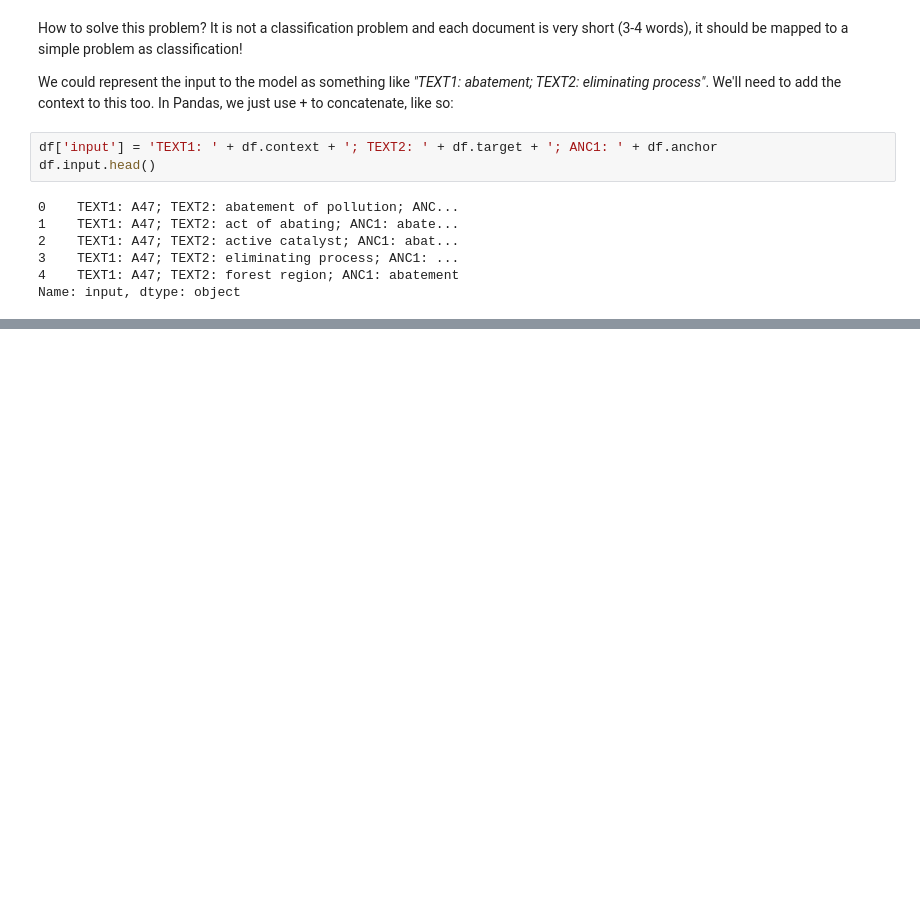
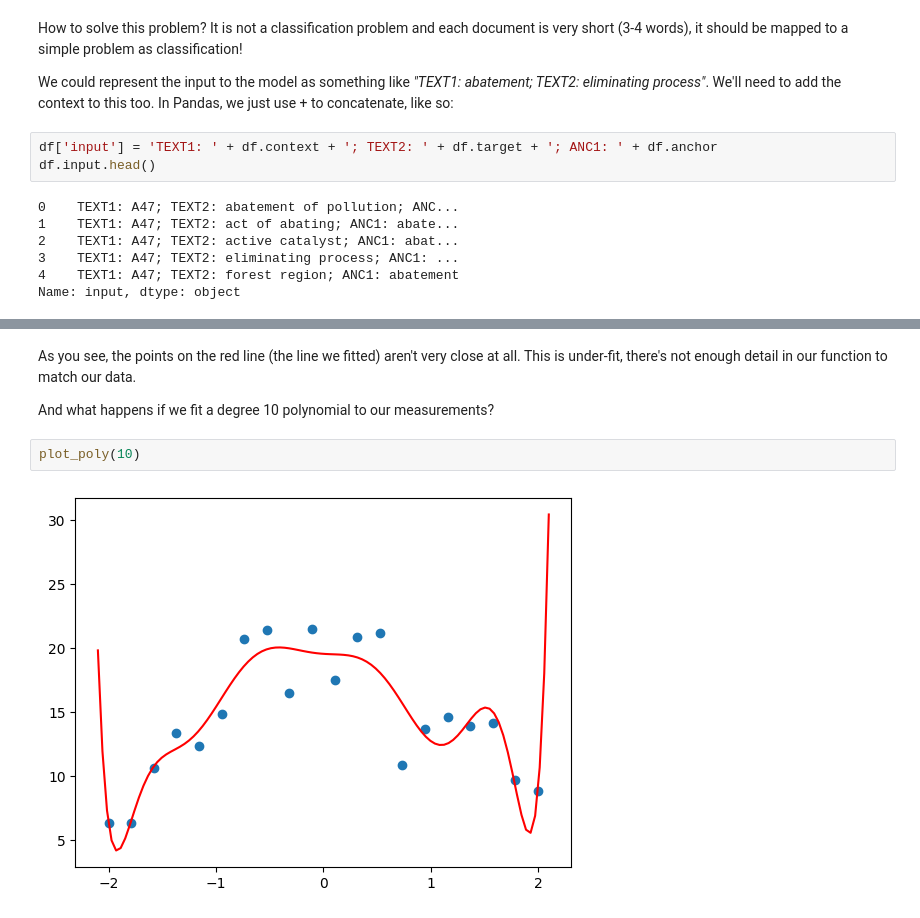
Before and after one commit to conti748/fastbook, a Jupyter notebook: 04_natural_language/lesson.ipynb, the cells around one changed output, grey strips where cells are left out. Drawn from its saved outputs; the diff is of its cells as text; blank space fills up the shorter version.

```diff
--- a/04_natural_language/lesson.ipynb
+++ b/04_natural_language/lesson.ipynb
@@ -148,0 +350,8 @@ Name: input, dtype: object
+# %% [markdown]
+As you see, the points on the red line (the line we fitted) aren't very close at all. This is under-fit, there's not enough detail in our function to match our data.
+
+And what happens if we fit a degree 10 polynomial to our measurements?
+# %%
+plot_poly(10)
+# %% [output]
+[figure, added]
```
Also changed, not shown: parts of 87 cells of this notebook, 3 other files.
